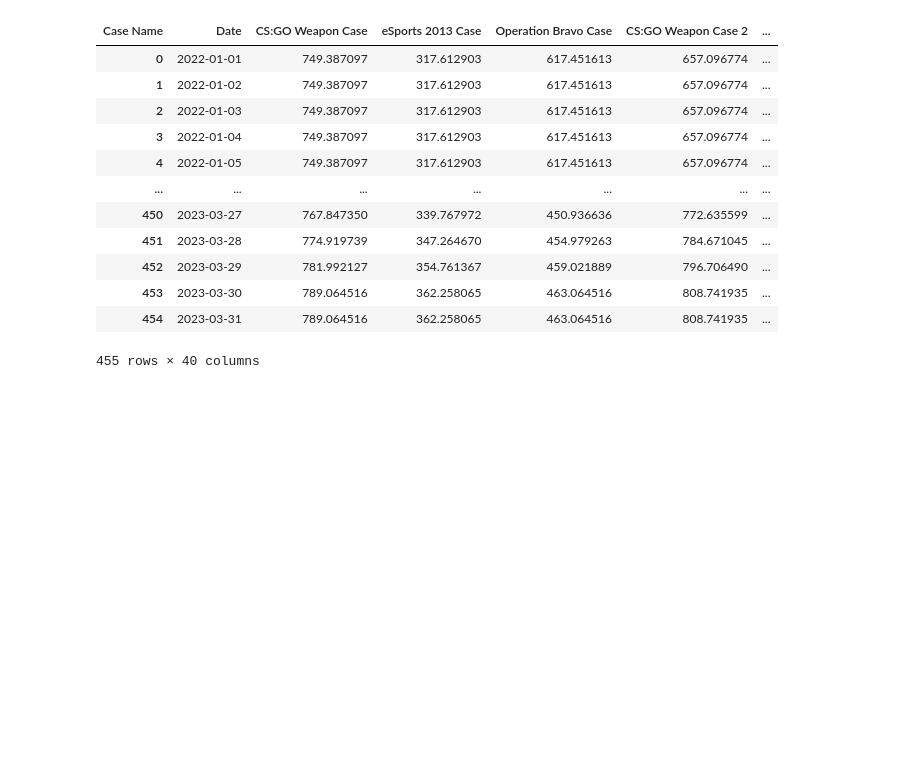
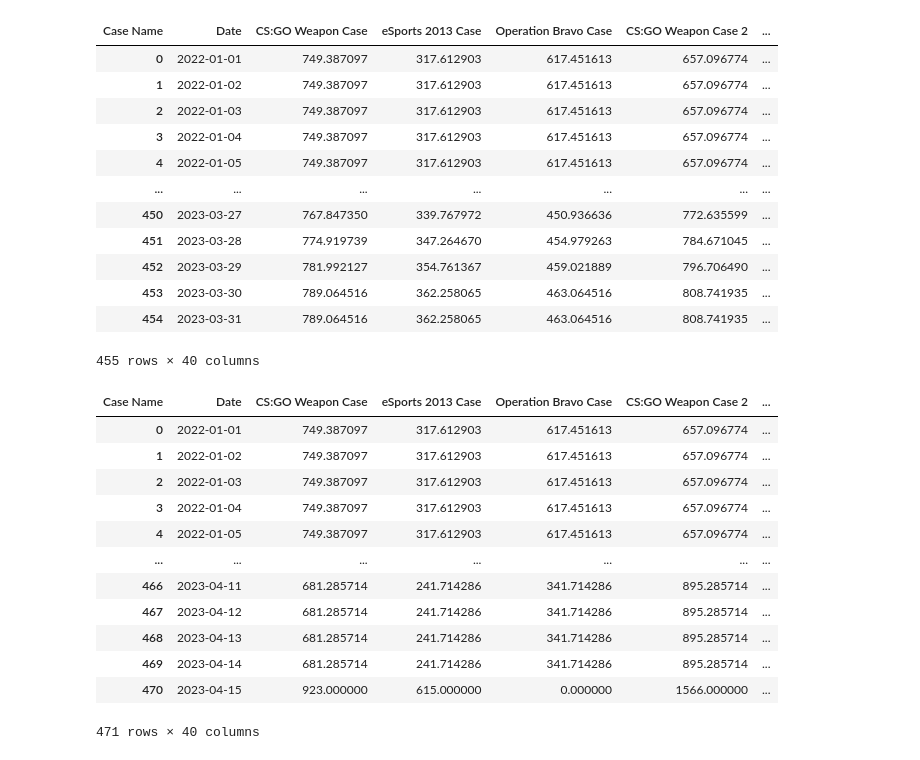
Before and after one commit to sens0rer/cs-case-metrics, a Jupyter notebook: playground.ipynb, the cells around one changed output. Saved outputs shown, nothing was run; the diff lists cells and outputs as text; code cells hidden in the pictures; blank space fills up the shorter version.

Commit message:
Function to update unboxing df with recent stats

```diff
--- a/playground.ipynb
+++ b/playground.ipynb
@@ -392,3 +392,62 @@ get_historical_daily_unboxing_numbers(n=30)
 | 453 | 2023-03-30 | 789.064516 | 362.258065 | 463.064516 | 808.741935 | ... |
 | 454 | 2023-03-31 | 789.064516 | 362.258065 | 463.064516 | 808.741935 | ... |
 455 rows × 40 columns
+# %%
+def update_with_recent_daily_numbers(df: DataFrame) -> DataFrame:
+    """
+    Updates historical daily unboxing numbers from csgocasetracker.com with recent values.
+
+    Parameters:
+        df(DataFrame): A dataframe with historical daily unboxing numbers for every case acquired from get_historical_daily_unboxing_numbers() or montly_unboxing_numbers_to_daily()
+    Returns:
+        DataFrame: A dataframe with historical daily unboxing numbers for every case up to today
+    """
+
+    df_expanded = df.copy()
+    df_expanded.set_index('Date', inplace=True)
+
+    # Expand the dataframe to include dates up to today
+    last_date = df_expanded.index[-1]
+    today = pd.Timestamp(dt.datetime.now().date())
+    days_to_today = (today - last_date).days
+    date_range = pd.date_range(last_date, periods=days_to_today + 1)
+    df_expansion = df_expanded.reindex(date_range)
+    df_expanded = pd.concat([df_expanded, df_expansion])
+
+    # Fill in missing values
+    df_recent = get_unboxing_numbers()
+    for _, row in df_recent.iterrows():
+        case_name = row['Case Name']
+
+        last_month = df_expanded.index[-1] - pd.DateOffset(months=1)
+        days_in_last_month = last_month.days_in_month
+        monthly_unboxing = row['Monthly Unboxing Number'] / days_in_last_month
+        weekly_unboxing = row['Weekly Unboxing Number'] / 7
+        daily_unboxing = row['Daily Unboxing Number']
+
+        df_expanded.loc[df_expanded.index[-1], case_name] = daily_unboxing
+        df_expanded.loc[df_expanded.index[-7]:df_expanded.index[-1],
+                        case_name] = df_expanded.loc[df_expanded.index[-7]:df_expanded.index[-1], case_name].fillna(weekly_unboxing)
+        df_expanded.loc[last_month:, case_name] = df_expanded.loc[last_month:, case_name].fillna(
+            monthly_unboxing)
+
+    df_expanded.reset_index(inplace=True)
+    df_expanded.rename(columns={'index': 'Date'}, inplace=True)
+
+    return df_expanded
+# %%
+update_with_recent_daily_numbers(get_historical_daily_unboxing_numbers())
+# %% [output]
+| Case Name | Date | CS:GO Weapon Case | eSports 2013 Case | Operation Bravo Case | CS:GO Weapon Case 2 | ... |
+| 0 | 2022-01-01 | 749.387097 | 317.612903 | 617.451613 | 657.096774 | ... |
+| 1 | 2022-01-02 | 749.387097 | 317.612903 | 617.451613 | 657.096774 | ... |
+| 2 | 2022-01-03 | 749.387097 | 317.612903 | 617.451613 | 657.096774 | ... |
+| 3 | 2022-01-04 | 749.387097 | 317.612903 | 617.451613 | 657.096774 | ... |
+| 4 | 2022-01-05 | 749.387097 | 317.612903 | 617.451613 | 657.096774 | ... |
+| ... | ... | ... | ... | ... | ... | ... |
+| 466 | 2023-04-11 | 681.285714 | 241.714286 | 341.714286 | 895.285714 | ... |
+| 467 | 2023-04-12 | 681.285714 | 241.714286 | 341.714286 | 895.285714 | ... |
+| 468 | 2023-04-13 | 681.285714 | 241.714286 | 341.714286 | 895.285714 | ... |
+| 469 | 2023-04-14 | 681.285714 | 241.714286 | 341.714286 | 895.285714 | ... |
+| 470 | 2023-04-15 | 923.000000 | 615.000000 | 0.000000 | 1566.000000 | ... |
+471 rows × 40 columns
```
Also changed, not shown: parts of 8 cells of this notebook, 1 other file.
